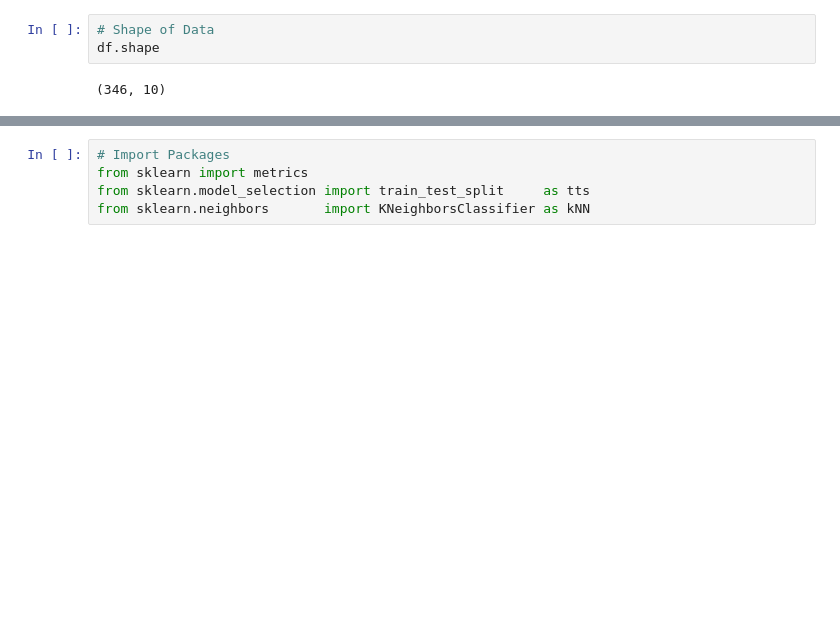
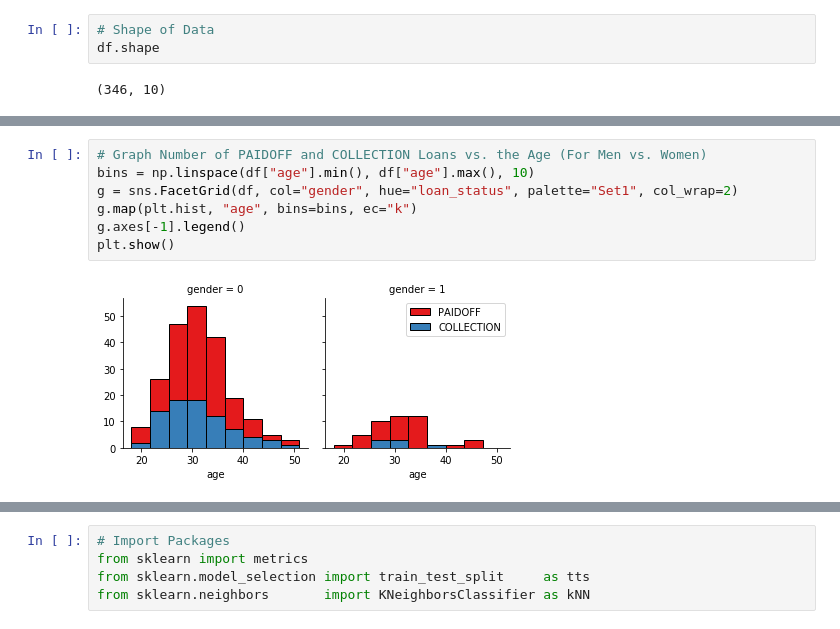
Before and after one commit to roydenlynch18/Coursera-MLWithPython-CaptoneProject, a Jupyter notebook: Machine Learning Classifier - Coursera Project.ipynb, the cells around one changed output, grey strips where cells are left out. Drawn from its saved outputs; the diff is of its cells as text; blank space fills up the shorter version.

```diff
--- a/Machine Learning Classifier - Coursera Project.ipynb
+++ b/Machine Learning Classifier - Coursera Project.ipynb
@@ -285,0 +180,9 @@ Notice: You should find the best k to build the model with the best accuracy.
+# %%
+# Graph Number of PAIDOFF and COLLECTION Loans vs. the Age (For Men vs. Women)
+bins = np.linspace(df["age"].min(), df["age"].max(), 10)
+g = sns.FacetGrid(df, col="gender", hue="loan_status", palette="Set1", col_wrap=2)
+g.map(plt.hist, "age", bins=bins, ec="k")
+g.axes[-1].legend()
+plt.show()
+# %% [output]
+[figure, added]
```
Also changed, not shown: parts of 95 cells of this notebook.
